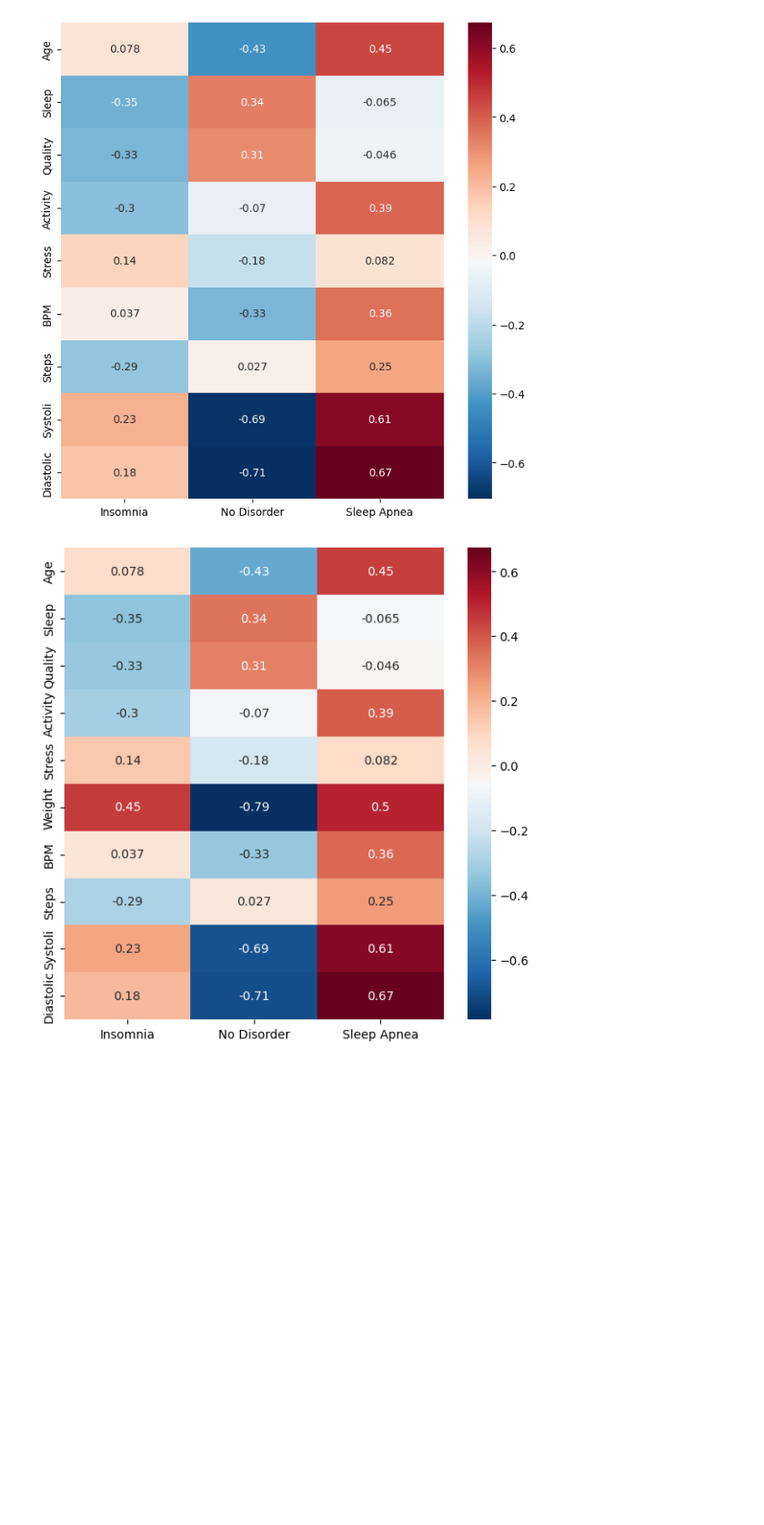
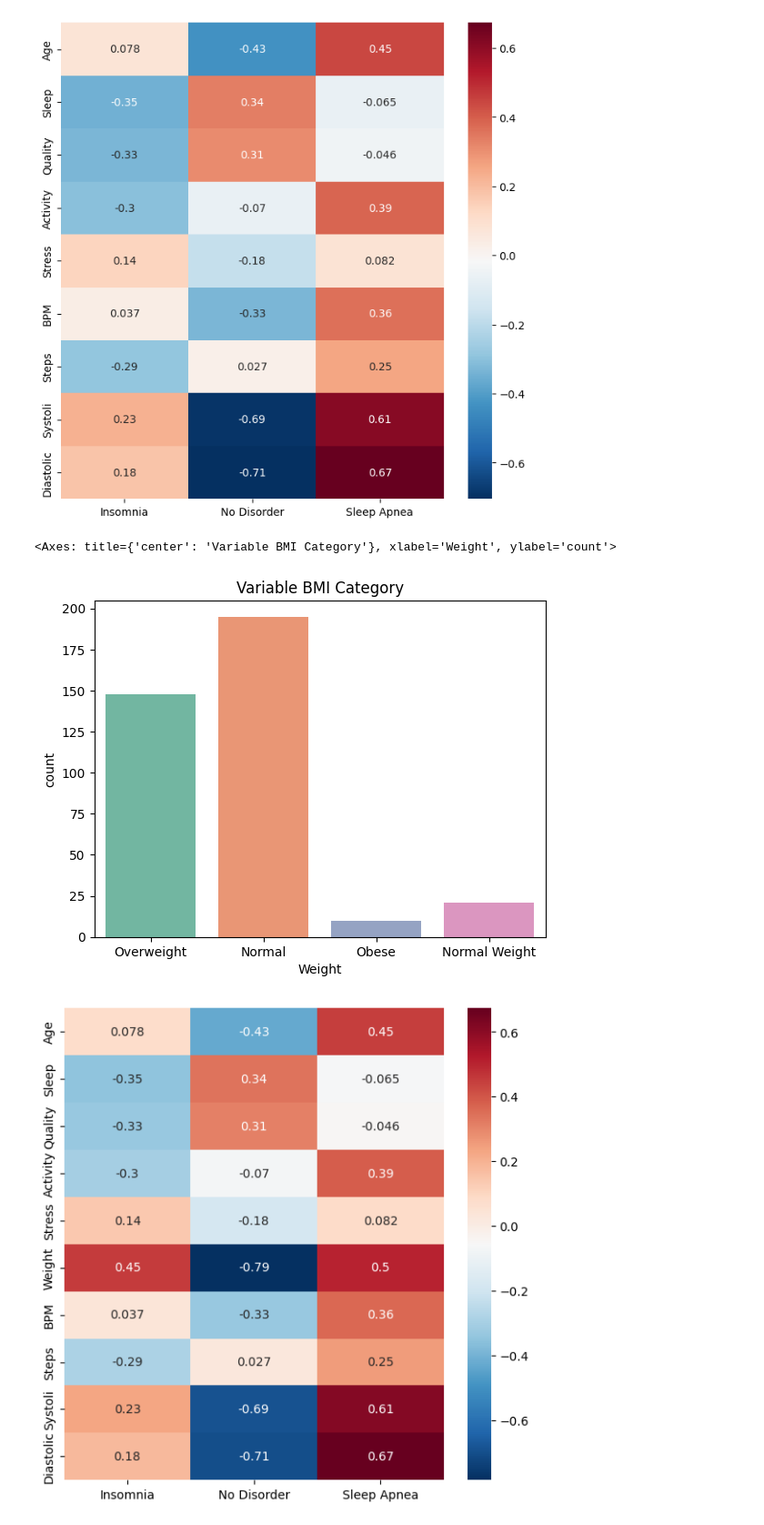
Before and after one commit to ArthurVerza/StrategicThinking.CA2, a Jupyter notebook: ArthurVerza_SrategicThinking_CA2.ipynb, the cells around one changed output. Shown at 91% size. Drawn from its saved outputs; the diff is of its cells as text; code cells hidden in the pictures; blank space fills up the shorter version.

```diff
--- a/ArthurVerza_SrategicThinking_CA2.ipynb
+++ b/ArthurVerza_SrategicThinking_CA2.ipynb
@@ -163,6 +163,13 @@ sns.heatmap(corr_2.iloc[:-3, -3:], annot = True, cmap='RdBu_r');
 #First I do a map for the values in Weight then I replace them.
 mapping = {"Normal": 1, "Normal Weight" : 1, "Overweight": 2, "Obese": 3}
 sleep_disorders["Weight"] = sleep_disorders["Weight"].replace(mapping).astype(int)
+# %%
+plt.subplot(1, 1, 1)
+plt.gca().set_title('Variable BMI Category')
+sns.countplot(x = 'Weight', palette = 'Set2', data = df)
+# %% [output]
+<Axes: title={'center': 'Variable BMI Category'}, xlabel='Weight', ylabel='count'>
+[figure, added]
 # %%
 #Hope for a bit clearer result, do the same correlation again with BMI
 corr_3 = sleep_disorders.corr(numeric_only = True)
```
Also changed, not shown: parts of 2 cells of this notebook, 2 other files.
